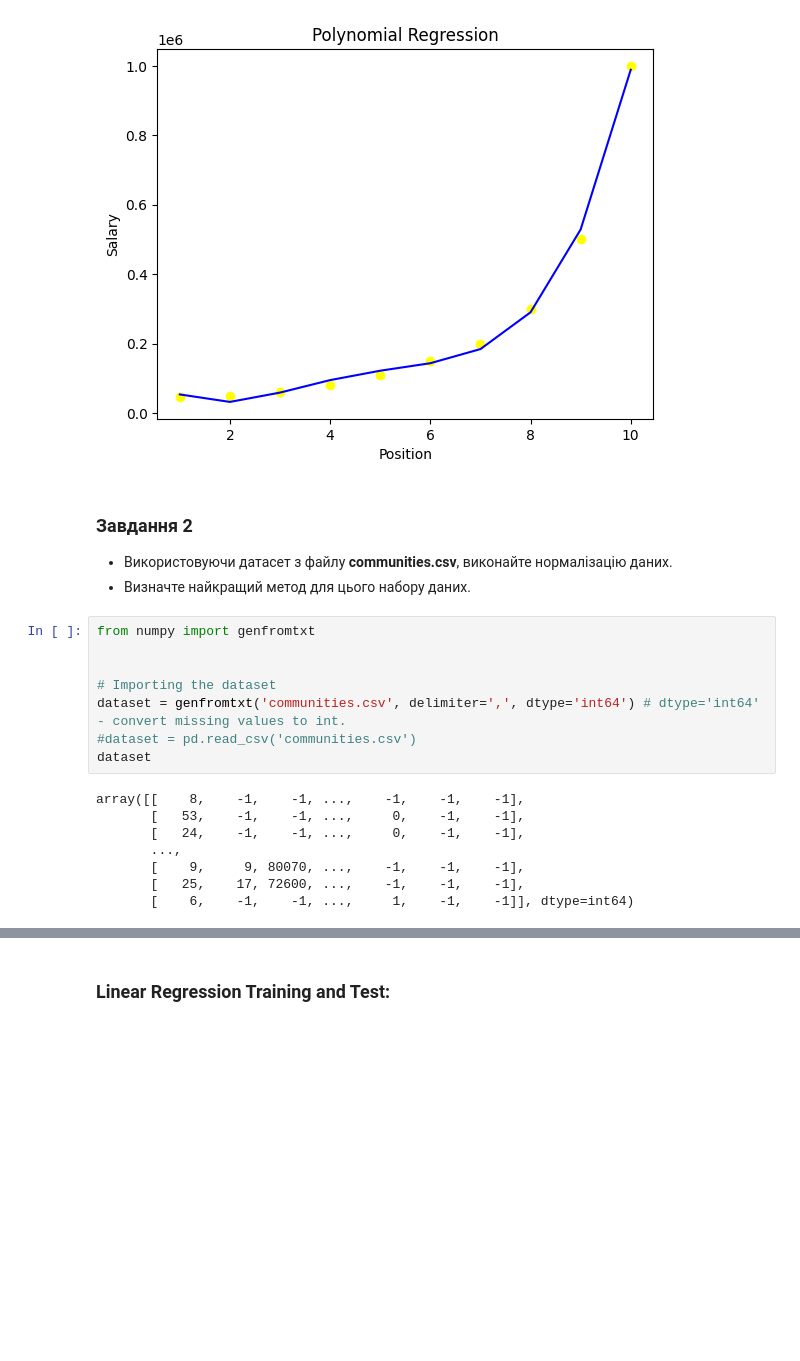
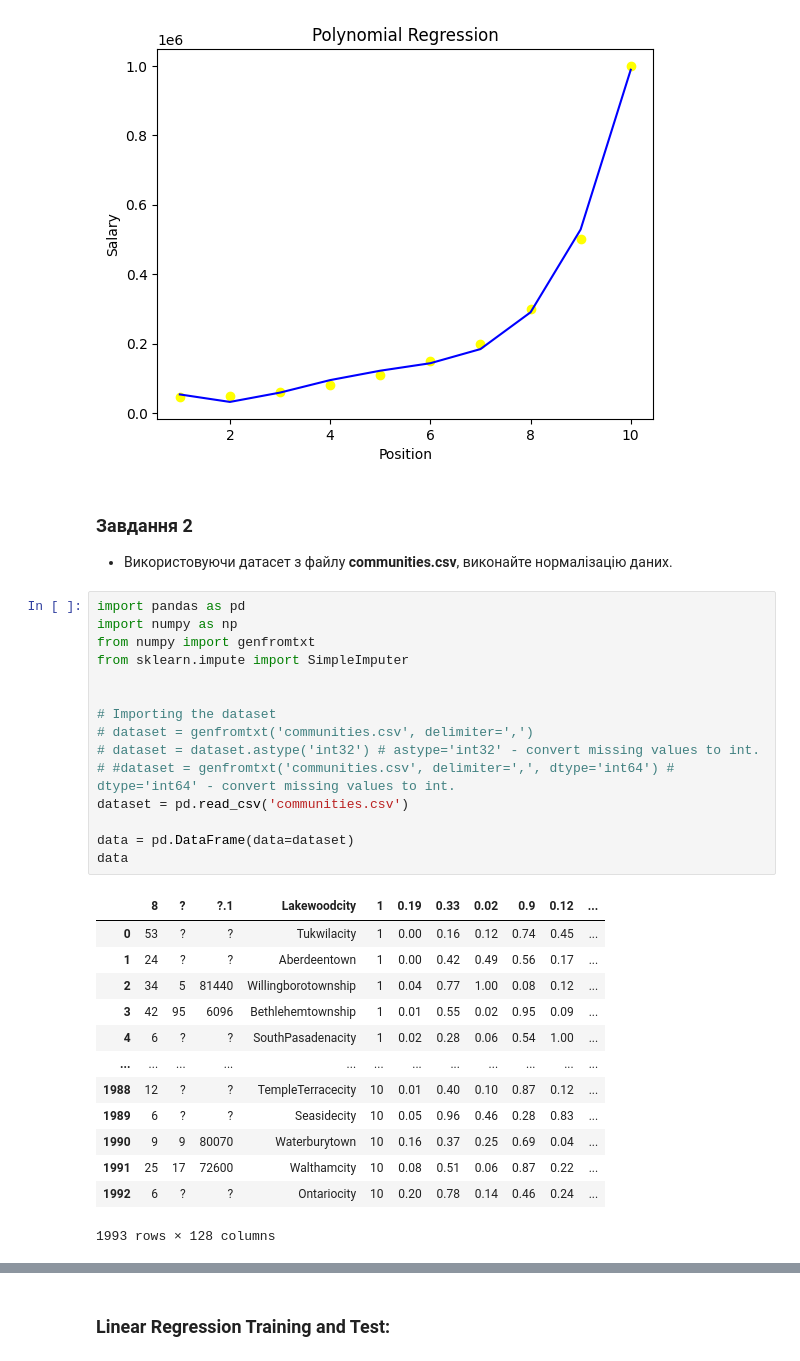
Before and after one commit to OleksiiHayvoronskyi/lesson_37, a Jupyter notebook: Lesson_37_TypesRegression.ipynb, the cells around one changed output, grey strips where cells are left out. Drawn from its saved outputs; the diff is of its cells as text; blank space fills up the shorter version.

```diff
--- a/Lesson_37_TypesRegression.ipynb
+++ b/Lesson_37_TypesRegression.ipynb
@@ -76,22 +76,35 @@ plt.show()
 # %% [output]
 [figure]
 # %% [markdown]
+
 ### Завдання 2
 * Використовуючи датасет з файлу **communities.csv**, виконайте нормалізацію даних.
-* Визначте найкращий метод для цього набору даних.
 # %%
+import pandas as pd
+import numpy as np
 from numpy import genfromtxt
+from sklearn.impute import SimpleImputer
 
 
 # Importing the dataset
-dataset = genfromtxt('communities.csv', delimiter=',', dtype='int64') # dtype='int64' - convert missing values to int.
-#dataset = pd.read_csv('communities.csv')
-dataset
+# dataset = genfromtxt('communities.csv', delimiter=',')
+# dataset = dataset.astype('int32') # astype='int32' - convert missing values to int.
+# #dataset = genfromtxt('communities.csv', delimiter=',', dtype='int64') # dtype='int64' - convert missing values to int.
+dataset = pd.read_csv('communities.csv')
+
+data = pd.DataFrame(data=dataset)
+data
 # %% [output]
+|  | 8 | ? | ?.1 | Lakewoodcity | 1 | 0.19 | 0.33 | 0.02 | 0.9 | 0.12 | ... |
+| 0 | 53 | ? | ? | Tukwilacity | 1 | 0.00 | 0.16 | 0.12 | 0.74 | 0.45 | ... |
+| 1 | 24 | ? | ? | Aberdeentown | 1 | 0.00 | 0.42 | 0.49 | 0.56 | 0.17 | ... |
+| 2 | 34 | 5 | 81440 | Willingborotownship | 1 | 0.04 | 0.77 | 1.00 | 0.08 | 0.12 | ... |
+| 3 | 42 | 95 | 6096 | Bethlehemtownship | 1 | 0.01 | 0.55 | 0.02 | 0.95 | 0.09 | ... |
+| 4 | 6 | ? | ? | SouthPasadenacity | 1 | 0.02 | 0.28 | 0.06 | 0.54 | 1.00 | ... |
+| ... | ... | ... | ... | ... | ... | ... | ... | ... | ... | ... | ... |
+| 1988 | 12 | ? | ? | TempleTerracecity | 10 | 0.01 | 0.40 | 0.10 | 0.87 | 0.12 | ... |
+| 1989 | 6 | ? | ? | Seasidecity | 10 | 0.05 | 0.96 | 0.46 | 0.28 | 0.83 | ... |
+| 1990 | 9 | 9 | 80070 | Waterburytown | 10 | 0.16 | 0.37 | 0.25 | 0.69 | 0.04 | ... |
+| 1991 | 25 | 17 | 72600 | Walthamcity | 10 | 0.08 | 0.51 | 0.06 | 0.87 | 0.22 | ... |
+| 1992 | 6 | ? | ? | Ontariocity | 10 | 0.20 | 0.78 | 0.14 | 0.46 | 0.24 | ... |
-array([[    8,    -1,    -1, ...,    -1,    -1,    -1],
-       [   53,    -1,    -1, ...,     0,    -1,    -1],
-       [   24,    -1,    -1, ...,     0,    -1,    -1],
-       ...,
-       [    9,     9, 80070, ...,    -1,    -1,    -1],
-       [   25,    17, 72600, ...,    -1,    -1,    -1],
-       [    6,    -1,    -1, ...,     1,    -1,    -1]], dtype=int64)
+1993 rows × 128 columns
```
Also changed, not shown: parts of 10 cells of this notebook.
